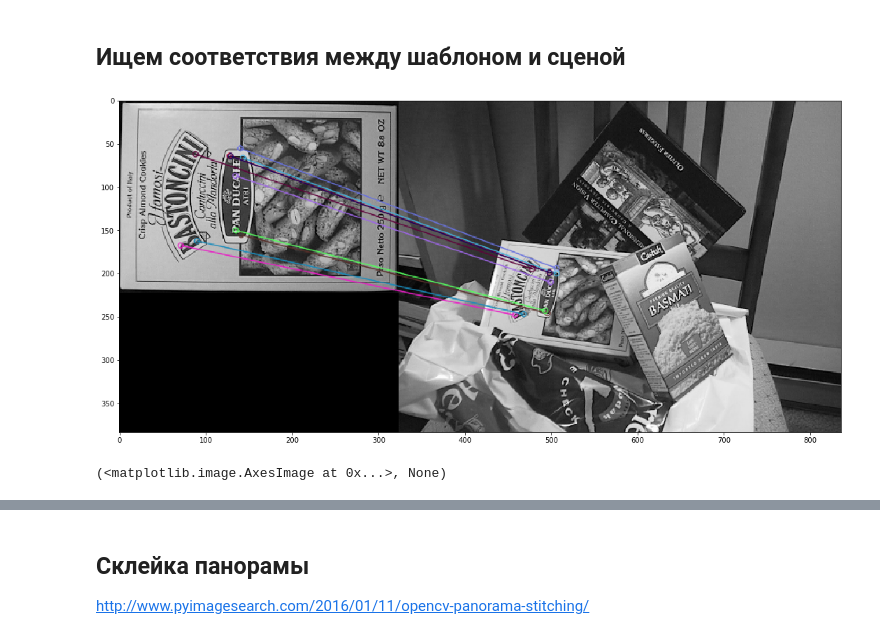
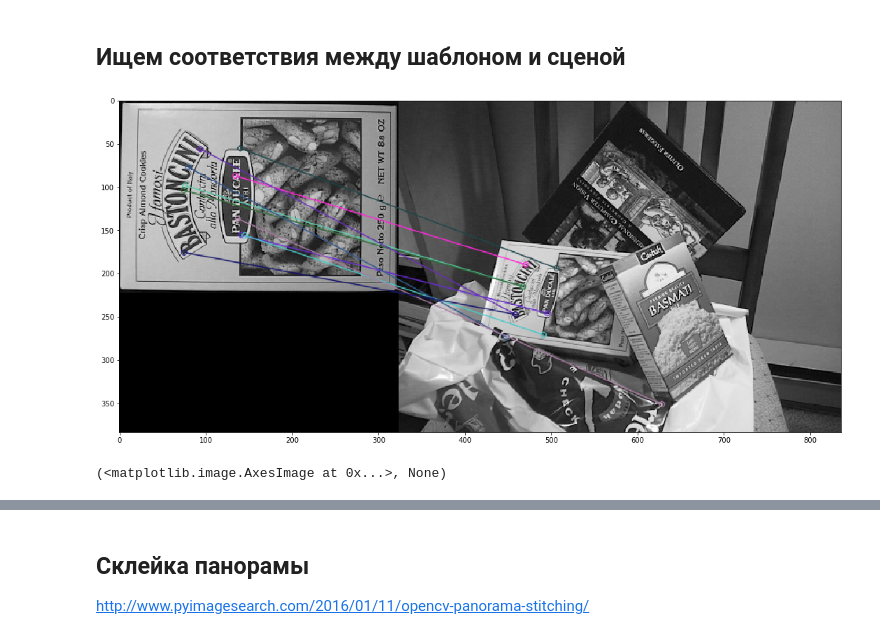
Before and after one commit to a4tunado/lectures, a Jupyter notebook: cv/002/002-matching.ipynb, the cells around one changed output, grey strips where cells are left out. Drawn from its saved outputs; the diff is of its cells as text; code cells hidden in the pictures.

```diff
--- a/cv/002/002-matching.ipynb
+++ b/cv/002/002-matching.ipynb
@@ -8,8 +8,8 @@ from matplotlib import pyplot as plt
 # %% [markdown]
 ## Загружаем изображения для матчинга
 # %%
-img1 = cv2.imread('./data/box.png', 0)          # шаблон
-img2 = cv2.imread('./data/box_in_scene.png', 0) # сцена
+img1 = cv2.imread('./data/box.png', cv2.IMREAD_GRAYSCALE)          # шаблон
+img2 = cv2.imread('./data/box_in_scene.png', cv2.IMREAD_GRAYSCALE) # сцена
 # %%
 plt.imshow(img1, cmap='gray')
 plt.title('Шаблон %dx%d' % img1.shape)
@@ -52,21 +58,21 @@ plt.imshow(img2_kp)
 # %%
 # матчинг полным перебором - brute force matching
 # мера расстояния - расстояние Хэмминга (количество несовпадающих компонент)
-bf = cv2.BFMatcher(cv2.NORM_HAMMING)
+bf = cv2.BFMatcher(cv2.NORM_L2)
 
 # матчинг
 matches = bf.match(des1, des2)
 
 # сортируем результат по убыванию расстояния
-matches = sorted(matches, key = lambda x:x.distance)
+matches = sorted(matches, key = lambda x: x.distance)
 
 # выводим 10 лучших совпадений
 img3 = np.zeros_like(img2)
 img3 = cv2.drawMatches(img1, kp1, img2, kp2, matches[:10], img3, flags=2)
 
 fig = plt.gcf()
 fig.set_size_inches(18.5, 10.5)
 plt.imshow(img3),plt.show()
 # %% [output]
-[figure, old version]
+[figure, new version]
 (<matplotlib.image.AxesImage at 0x...>, None)
```
Also changed, not shown: parts of 3 cells of this notebook, 2 other files.
